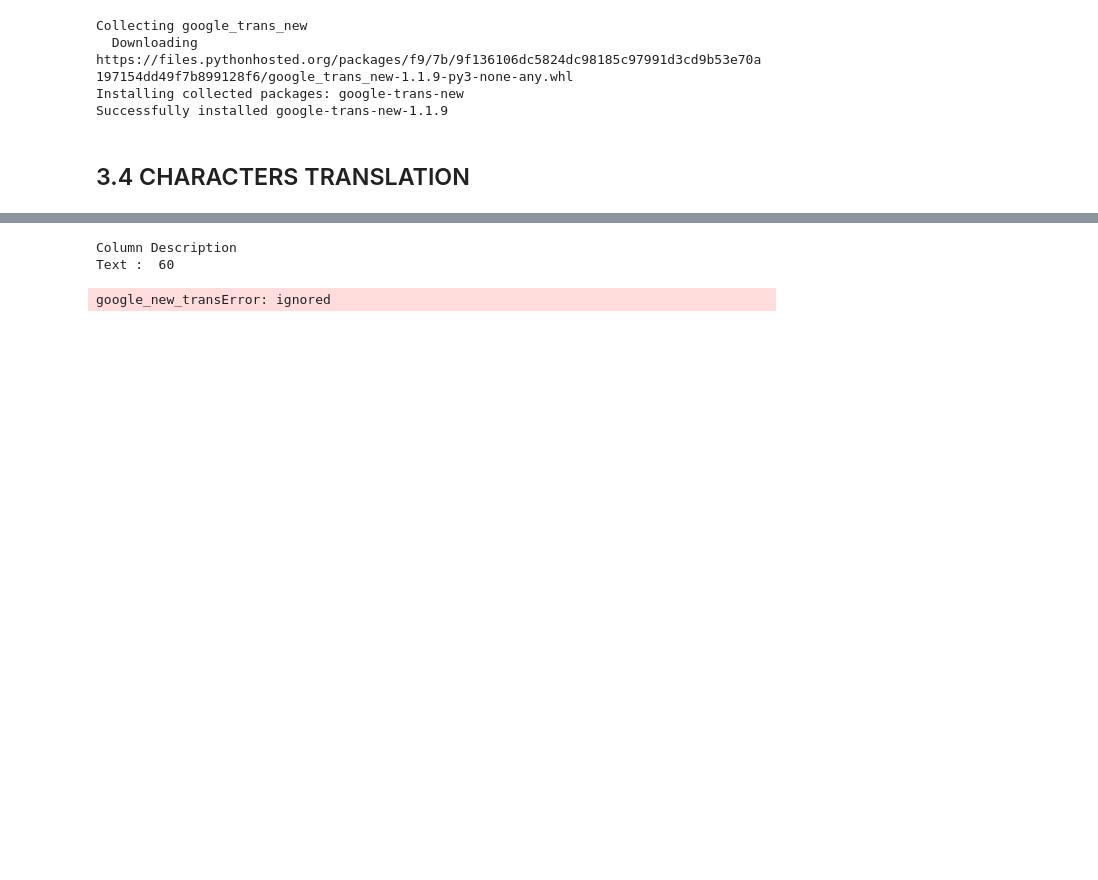
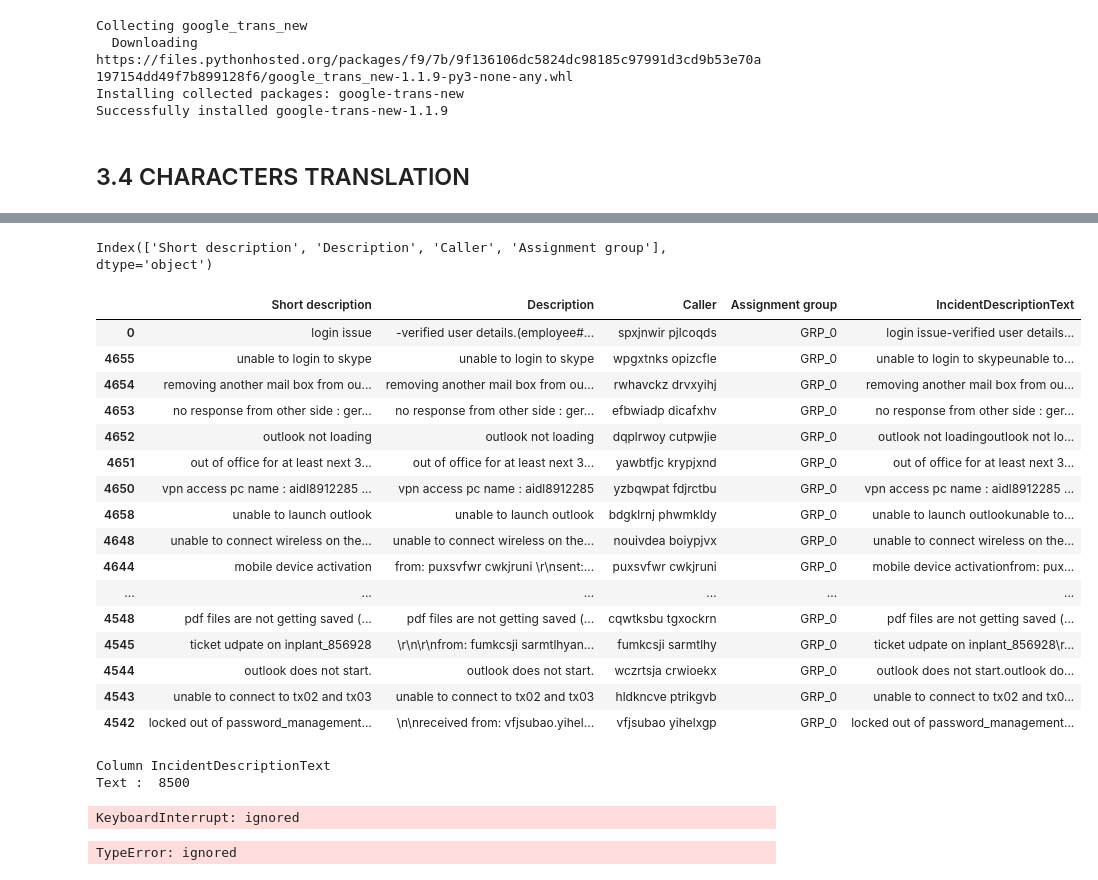
Before and after one commit to vmulmale/AI-Enabled-IT-Service-Ticketing-tool, a Jupyter notebook: Capstone_Project.ipynb, the cells around one changed output, grey strips where cells are left out. Drawn from its saved outputs; the diff is of its cells as text; code cells hidden in the pictures; blank space fills up the shorter version.

```diff
--- a/Capstone_Project.ipynb
+++ b/Capstone_Project.ipynb
@@ -530,2 +601,32 @@ dataframeIndexName.head()
+# %%
+incidents_data.columns
+# %% [output]
+Index(['Short description', 'Description', 'Caller', 'Assignment group'], dtype='object')
+# %%
+incidents_data = incidents_data.sort_values(by='Assignment group',axis=0,ascending=True,inplace=False)
+incidents_data["IncidentDescriptionText"] = (incidents_data["Short description"] + incidents_data["Description"]).astype("str")
+# incidents_data = incidents_data[["Short description","Description"]]
+
+incidents_data.head(50)
+# %%
+incidents_data.head(50)
+# %% [output]
+|  | Short description | Description | Caller | Assignment group | IncidentDescriptionText |
+| 0 | login issue | -verified user details.(employee#... | spxjnwir pjlcoqds | GRP_0 | login issue-verified user details... |
+| 4655 | unable to login to skype | unable to login to skype | wpgxtnks opizcfle | GRP_0 | unable to login to skypeunable to... |
+| 4654 | removing another mail box from ou... | removing another mail box from ou... | rwhavckz drvxyihj | GRP_0 | removing another mail box from ou... |
+| 4653 | no response from other side : ger... | no response from other side : ger... | efbwiadp dicafxhv | GRP_0 | no response from other side : ger... |
+| 4652 | outlook not loading | outlook not loading | dqplrwoy cutpwjie | GRP_0 | outlook not loadingoutlook not lo... |
+| 4651 | out of office for at least next 3... | out of office for at least next 3... | yawbtfjc krypjxnd | GRP_0 | out of office for at least next 3... |
+| 4650 | vpn access pc name : aidl8912285 ... | vpn access pc name : aidl8912285 | yzbqwpat fdjrctbu | GRP_0 | vpn access pc name : aidl8912285 ... |
+| 4658 | unable to launch outlook | unable to launch outlook | bdgklrnj phwmkldy | GRP_0 | unable to launch outlookunable to... |
+| 4648 | unable to connect wireless on the... | unable to connect wireless on the... | nouivdea boiypjvx | GRP_0 | unable to connect wireless on the... |
+| 4644 | mobile device activation | from: puxsvfwr cwkjruni \r\nsent:... | puxsvfwr cwkjruni | GRP_0 | mobile device activationfrom: pux... |
+| ... | ... | ... | ... | ... | ... |
+| 4548 | pdf files are not getting saved (... | pdf files are not getting saved (... | cqwtksbu tgxockrn | GRP_0 | pdf files are not getting saved (... |
+| 4545 | ticket udpate on inplant_856928 | \r\n\r\nfrom: fumkcsji sarmtlhyan... | fumkcsji sarmtlhy | GRP_0 | ticket udpate on inplant_856928\r... |
+| 4544 | outlook does not start. | outlook does not start. | wczrtsja crwioekx | GRP_0 | outlook does not start.outlook do... |
+| 4543 | unable to connect to tx02 and tx03 | unable to connect to tx02 and tx03 | hldkncve ptrikgvb | GRP_0 | unable to connect to tx02 and tx0... |
+| 4542 | locked out of password_management... | \n\nreceived from: vfjsubao.yihel... | vfjsubao yihelxgp | GRP_0 | locked out of password_management... |
 # %%
 # from googletrans import Translator
@@ -556,6 +665,15 @@ def translate_to_english(dataframe,description_column,language):
 # %%
-translated_to_english = translate_to_english(dataframeIndexName,'Description','en')
+translated_to_english = translate_to_english(incidents_data,'IncidentDescriptionText','en')
 # %% [output]
-Column Description
-Text :  60
+Column IncidentDescriptionText
+Text :  8500
-google_new_transError: ignored
+KeyboardInterrupt: ignored
+# %%
+# import io
+with open('/content/drive/MyDrive/AIML/projects/CAPSTONE_PROJECT/translatedIncidentText.pickle', 'rb') as file:
+    #  pickleBuffer = io.BytesIO()
+     myvar = pickle.loads(file)
+
+print(myvar)
+# %% [output]
+TypeError: ignored
```
Also changed, not shown: parts of 16 cells of this notebook.
